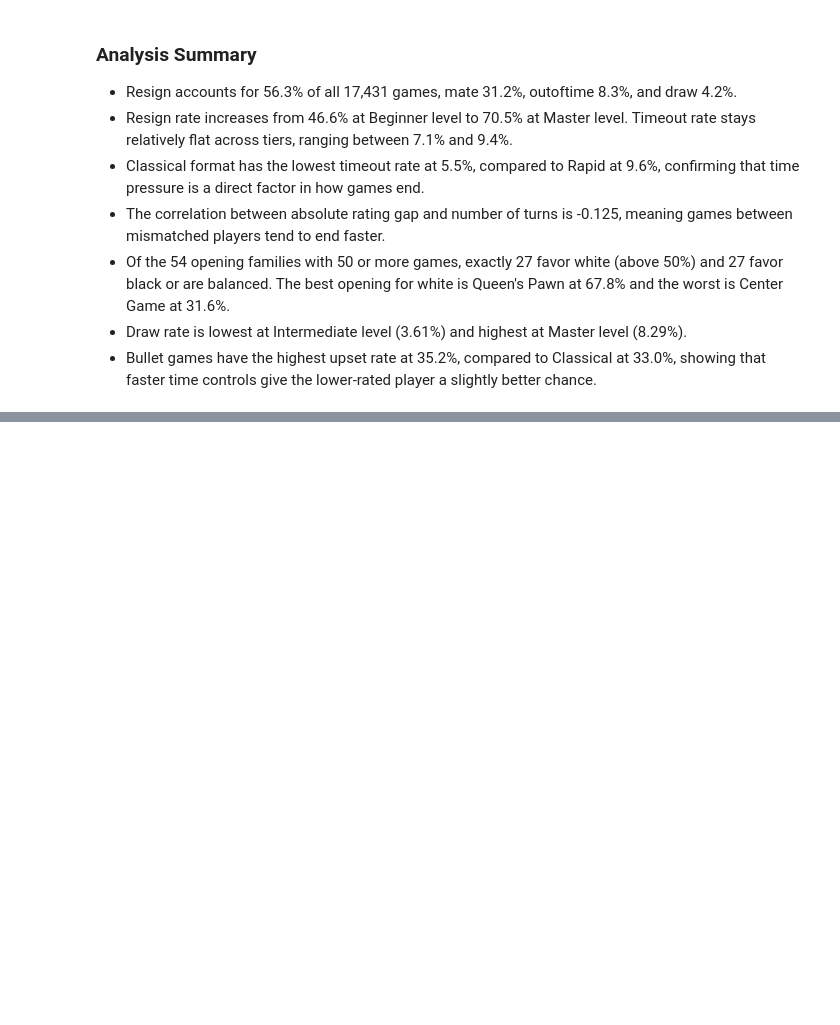
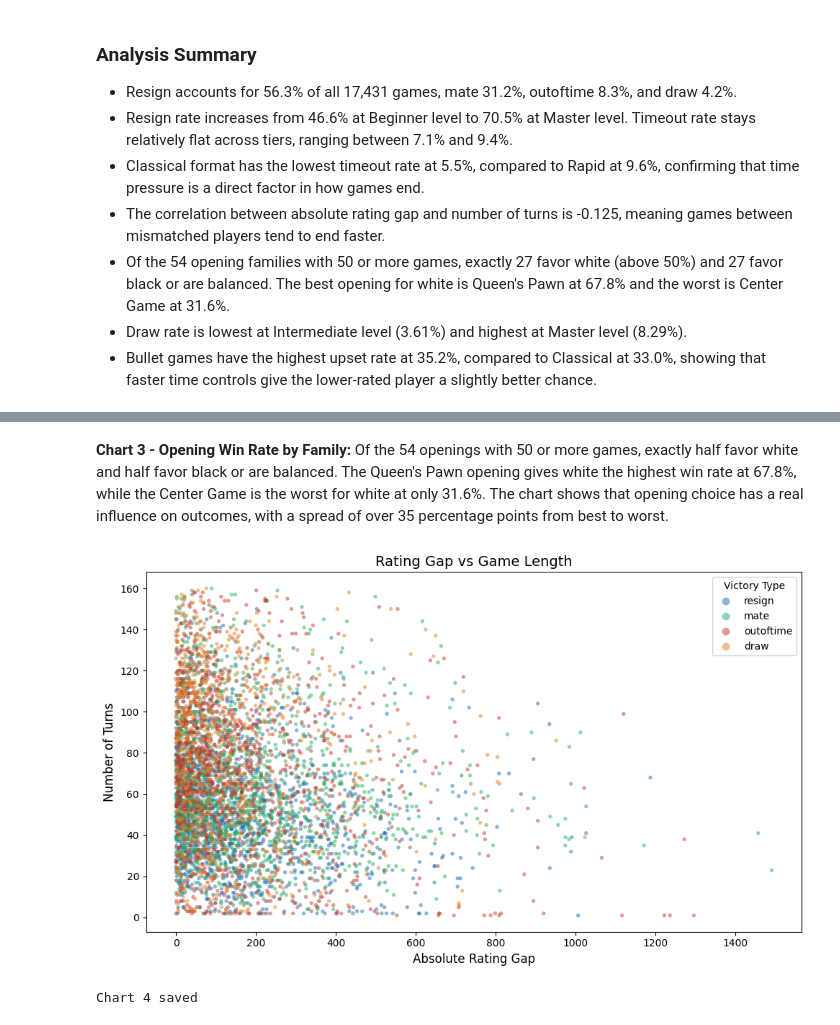
Before and after one commit to Rezwoan/The-Chess-Code, a Jupyter notebook: chess_analysis.ipynb, the cells around one changed output, grey strips where cells are left out. Cells and saved outputs as stored; diff of their text form; code cells hidden in the pictures; blank space fills up the shorter version.

```diff
--- a/chess_analysis.ipynb
+++ b/chess_analysis.ipynb
@@ -450,0 +528,31 @@ Name: is_upset, dtype: float64
+# %% [markdown]
+**Chart 3 - Opening Win Rate by Family:** Of the 54 openings with 50 or more games, exactly half favor white and half favor black or are balanced. The Queen's Pawn opening gives white the highest win rate at 67.8%, while the Center Game is the worst for white at only 31.6%. The chart shows that opening choice has a real influence on outcomes, with a spread of over 35 percentage points from best to worst.
+# %%
+fig, ax = plt.subplots(figsize=(10, 6))
+
+colors_map = {
+    'resign':    '#1a6faf',
+    'mate':      '#27ae60',
+    'outoftime': '#c0392b',
+    'draw':      '#e67e22'
+}
+
+for vtype, color in colors_map.items():
+    subset = df[df['victory_status'] == vtype].sample(
+        min(1500, len(df[df['victory_status'] == vtype])), random_state=42
+    )
+    ax.scatter(subset['rating_gap'].abs(), subset['turns'],
+               c=color, label=vtype, alpha=0.5, s=15, edgecolors='none')
+
+ax.set_title('Rating Gap vs Game Length', fontsize=14)
+ax.set_xlabel('Absolute Rating Gap', fontsize=12)
+ax.set_ylabel('Number of Turns', fontsize=12)
+ax.legend(title='Victory Type', markerscale=2)
+
+plt.tight_layout()
+plt.savefig('images/charts/chart4_gap_vs_turns.png', dpi=150)
+plt.show()
+print('Chart 4 saved')
+# %% [output]
+[figure, added]
+Chart 4 saved
```
Also changed, not shown: parts of 9 cells of this notebook, 5 other files.
